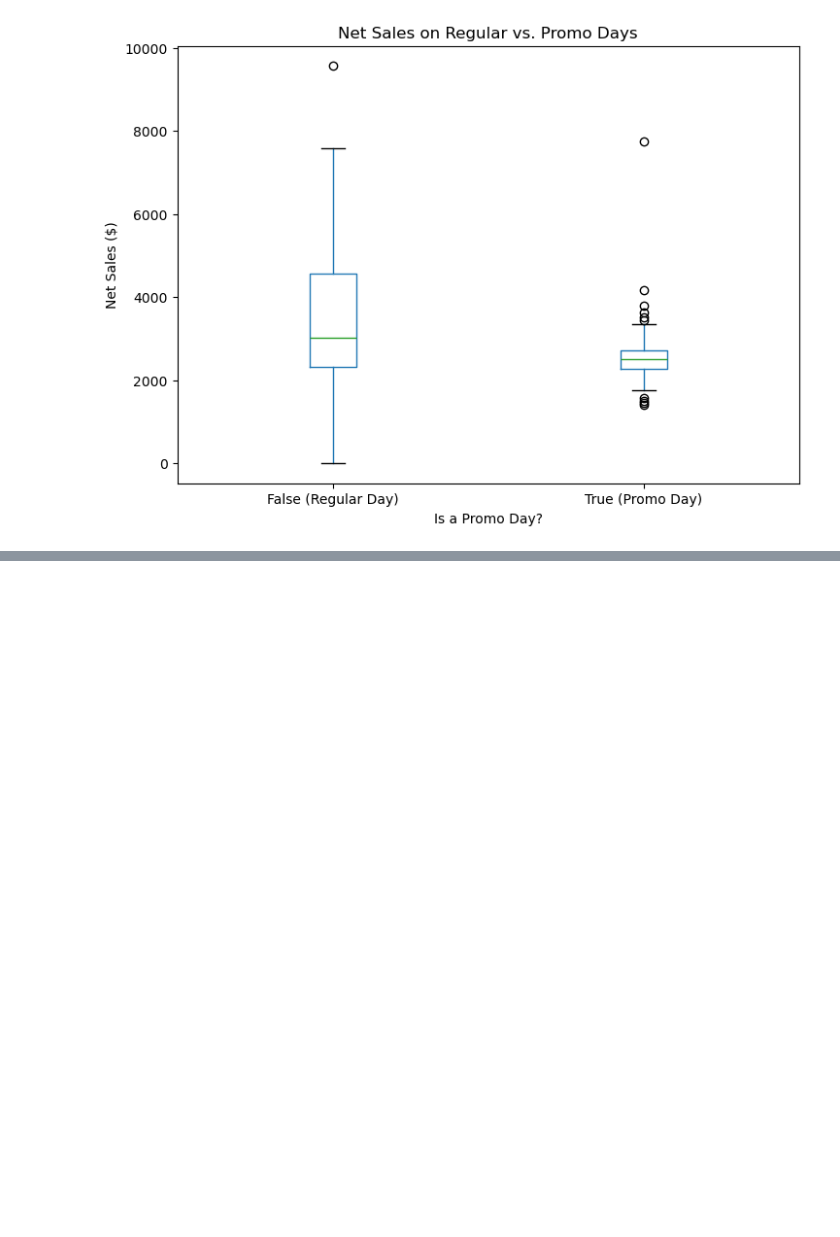
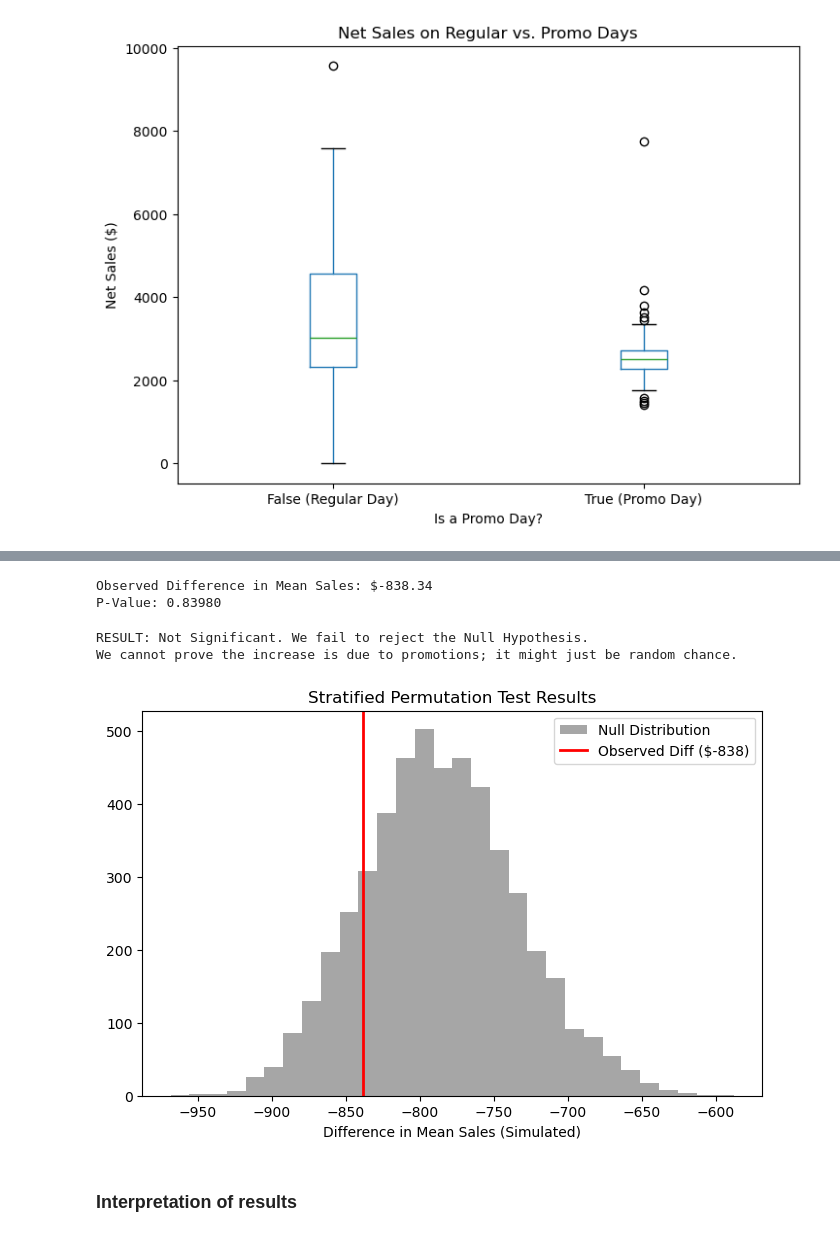
Before and after one commit to karanpalts/SEIS631FinalProject, a Jupyter notebook: LiquorProject.ipynb, the cells around one changed output, grey strips where cells are left out. Drawn from its saved outputs; the diff is of its cells as text; code cells hidden in the pictures; blank space fills up the shorter version.

Commit message:
permutation

```diff
--- a/LiquorProject.ipynb
+++ b/LiquorProject.ipynb
@@ -114,0 +145,53 @@ Plot saved as 'module13_checkpoint_plot.png'
+# %%
+# 3. calc the Observed Difference
+
+obs_diff = calculate_diff_in_means(liquor, 'is_promo_day', 'Net sales')
+print(f"Observed Difference in Mean Sales: ${obs_diff:.2f}")
+
+# 4. run rimulation (Stratified by Weekday)
+n_simulations = 5000
+simulated_diffs = []
+
+# random seed for reproducibility
+np.random.seed(42)
+
+for i in range(n_simulations):
+
+    # shuffle 'is_promo_day' but keep the shuffle inside each 'weekday' group.
+    # This ensures it never swaps a Monday label with a Saturday label.
+    liquor['shuffled_promo'] = liquor.groupby('weekday')['is_promo_day'].transform(np.random.permutation)
+
+    # calc the difference for this simulated reality
+    sim_diff = calculate_diff_in_means(liquor, 'shuffled_promo', 'Net sales')
+    simulated_diffs.append(sim_diff)
+
+# 5. calc P-Value
+p_value = np.mean(np.array(simulated_diffs) >= obs_diff)
+
+print(f"P-Value: {p_value:.5f}")
+# %% [output]
+Observed Difference in Mean Sales: $-838.34
+P-Value: 0.83980
+# %%
+# 6. Interpret the Result
+if p_value < 0.05:
+    print("RESULT: Statistically Significant! We reject the Null Hypothesis.")
+    print("The promotion effect is real, even after controlling for the day of the week.")
+else:
+    print("RESULT: Not Significant. We fail to reject the Null Hypothesis.")
+    print("We cannot prove the increase is due to promotions; it might just be random chance.")
+
+# Histogram of results
+plt.figure(figsize=(8, 5))
+plt.hist(simulated_diffs, bins=30, color='gray', alpha=0.7, label='Null Distribution')
+plt.axvline(obs_diff, color='red', linewidth=2, label=f'Observed Diff (${obs_diff:.0f})')
+plt.title('Stratified Permutation Test Results')
+plt.xlabel('Difference in Mean Sales (Simulated)')
+plt.legend()
+plt.show()
+# %% [output]
+RESULT: Not Significant. We fail to reject the Null Hypothesis.
+We cannot prove the increase is due to promotions; it might just be random chance.
+[figure, added]
+# %% [markdown]
+### Interpretation of results
```
Also changed, not shown: parts of 3 cells of this notebook.
